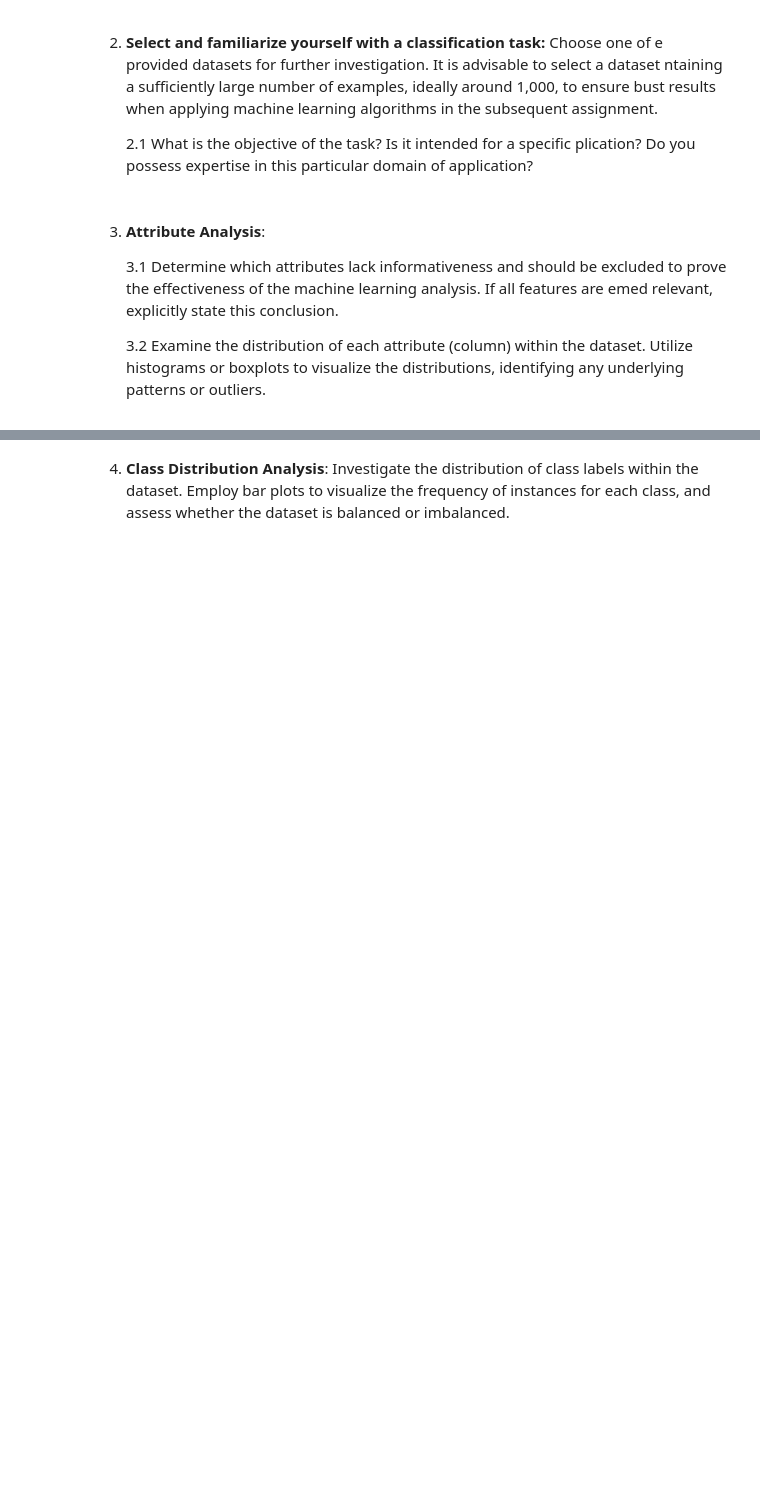
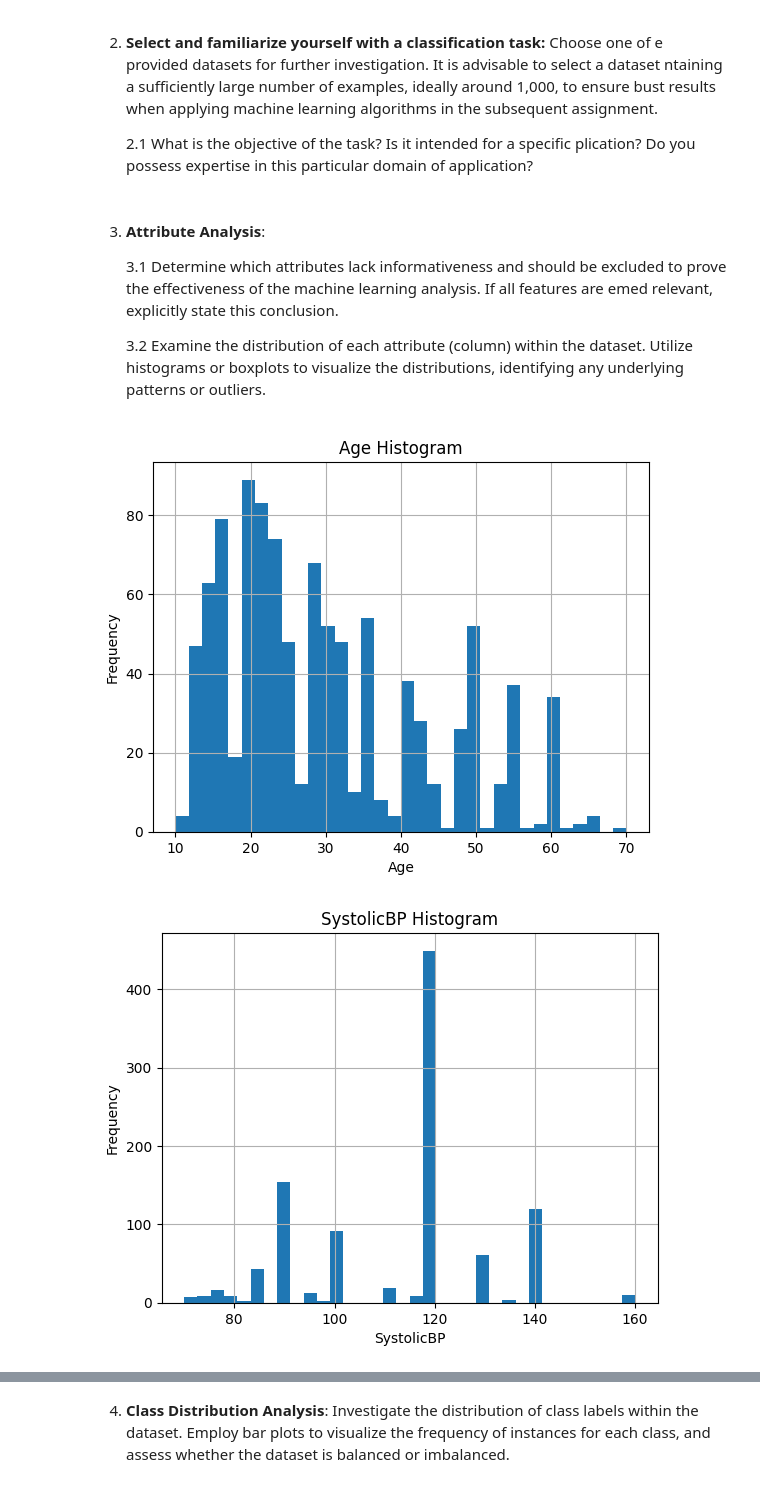
Before and after one commit to mfawaz092/CSI4106_A1, a Jupyter notebook: A1.ipynb, the cells around one changed output, grey strips where cells are left out. Cells and saved outputs as stored; diff of their text form; code cells hidden in the pictures; blank space fills up the shorter version.

```diff
--- a/A1.ipynb
+++ b/A1.ipynb
@@ -153,0 +152,39 @@ dtype: int64
+# %%
+MHR_dataset['Age'].hist(bins=34)
+plt.title('Age Histogram')
+plt.xlabel('Age')
+plt.ylabel('Frequency')
+plt.show()
+
+MHR_dataset['SystolicBP'].hist(bins=34)
+plt.title('SystolicBP Histogram')
+plt.xlabel('SystolicBP')
+plt.ylabel('Frequency')
+plt.show()
+
+MHR_dataset['DiastolicBP'].hist(bins=34)
+plt.title('DiastolicBP Histogram')
+plt.xlabel('DiastolicBP')
+plt.ylabel('Frequency')
+plt.show()
+
+MHR_dataset['BS'].hist(bins=34)
+plt.title('BS Histogram')
+plt.xlabel('BS')
+plt.ylabel('Frequency')
+plt.show()
+
+MHR_dataset['BodyTemp'].hist(bins=34)
+plt.title('BodyTemp Histogram')
+plt.xlabel('BodyTemp')
+plt.ylabel('Frequency')
+plt.show()
+
+MHR_dataset['HeartRate'].hist(bins=34)
+plt.title('HeartRate Histogram')
+plt.xlabel('HeartRate')
+plt.ylabel('Frequency')
+plt.show()
+# %% [output]
+[figure, added]
+[figure, added]
```
Also changed, not shown: parts of 2 cells of this notebook.
